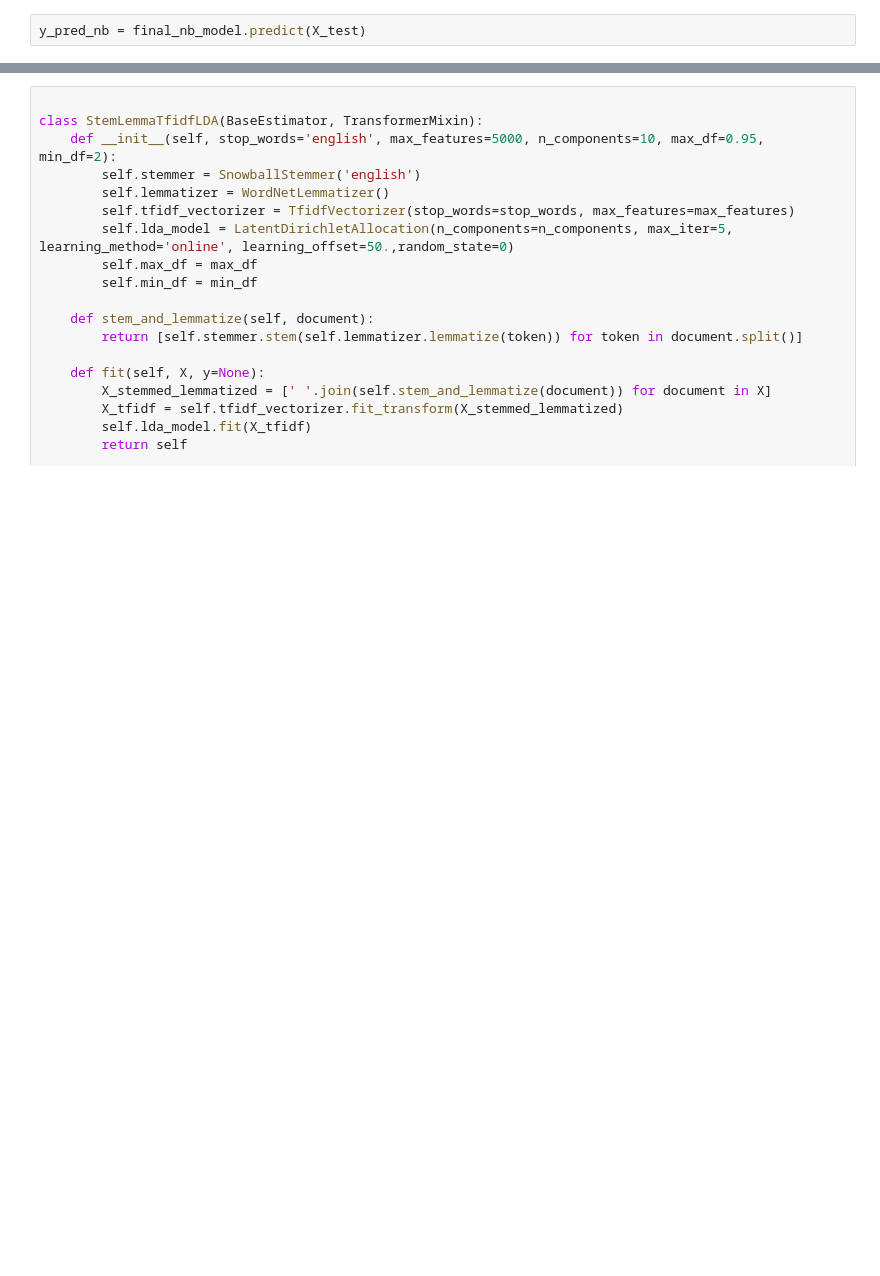
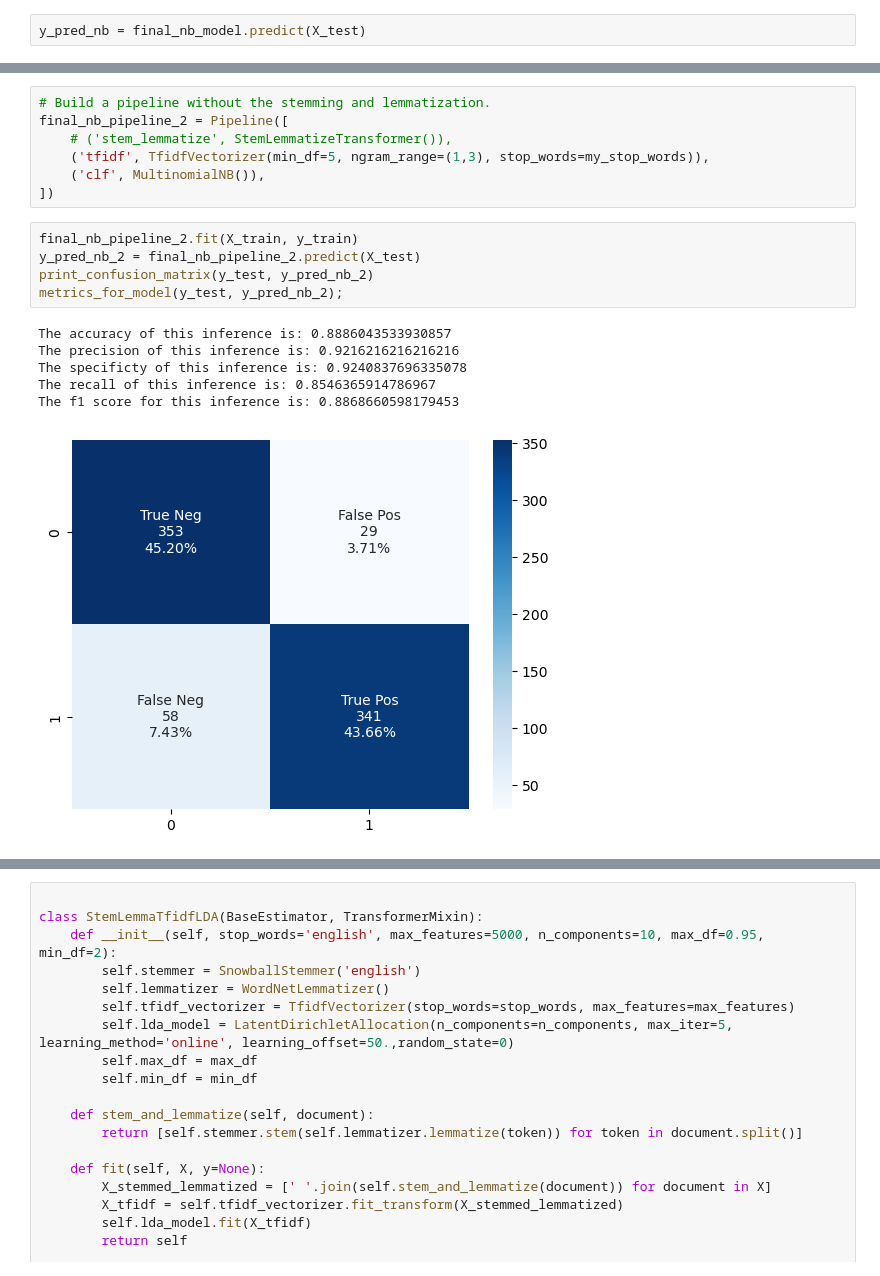
Before and after one commit to Luke-zm/DSI_Proj, a Jupyter notebook: project_3/code/modelling.ipynb, the cells around one changed output, grey strips where cells are left out. Cells and saved outputs as stored; diff of their text form; blank space fills up the shorter version.

```diff
--- a/project_3/code/modelling.ipynb
+++ b/project_3/code/modelling.ipynb
@@ -210,3 +244,22 @@ Let me do an experiment to confirm a few things:
 1. it is becasue of stemming and lemmatization.
 2. it is mainly due to stemming.
 3. TFIDF using N-grams does not impact this use case much.
+# %%
+# Build a pipeline without the stemming and lemmatization.
+final_nb_pipeline_2 = Pipeline([
+    # ('stem_lemmatize', StemLemmatizeTransformer()),
+    ('tfidf', TfidfVectorizer(min_df=5, ngram_range=(1,3), stop_words=my_stop_words)),
+    ('clf', MultinomialNB()),
+])
+# %%
+final_nb_pipeline_2.fit(X_train, y_train)
+y_pred_nb_2 = final_nb_pipeline_2.predict(X_test)
+print_confusion_matrix(y_test, y_pred_nb_2)
+metrics_for_model(y_test, y_pred_nb_2);
+# %% [output]
+The accuracy of this inference is: 0.8886043533930857
+The precision of this inference is: 0.9216216216216216
+The specificty of this inference is: 0.9240837696335078
+The recall of this inference is: 0.8546365914786967
+The f1 score for this inference is: 0.8868660598179453
+[figure, added]
```
Also changed, not shown: parts of 17 cells of this notebook, 9 other files.
